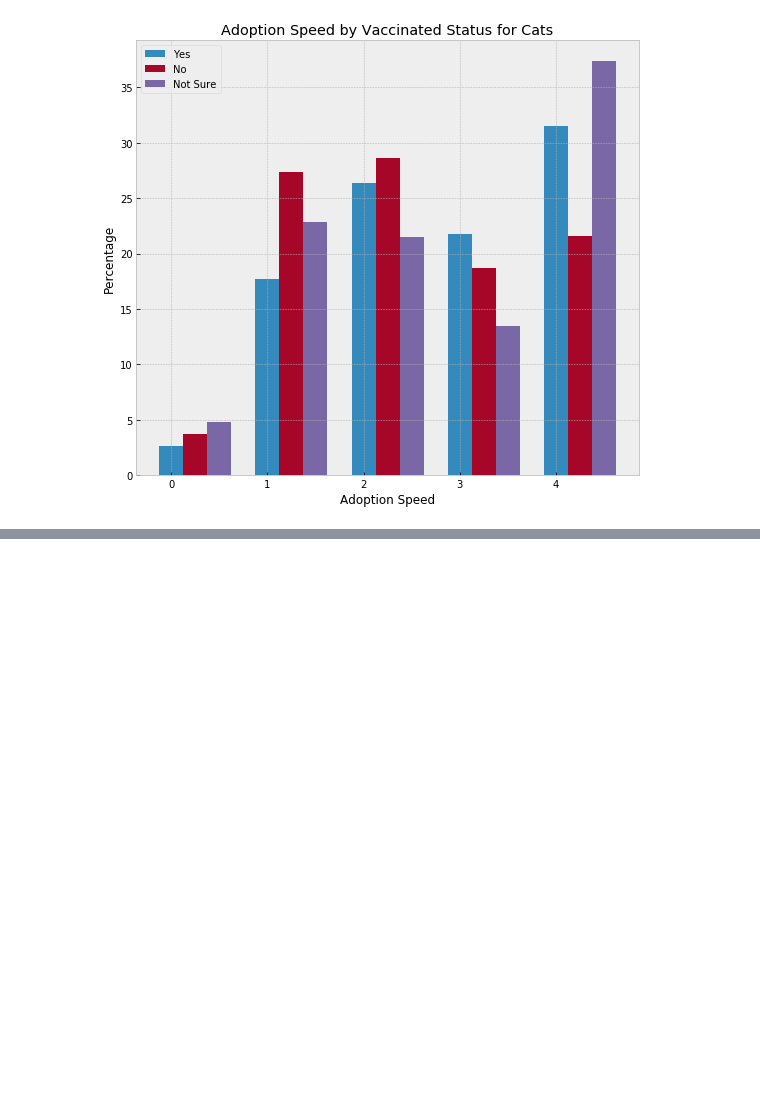
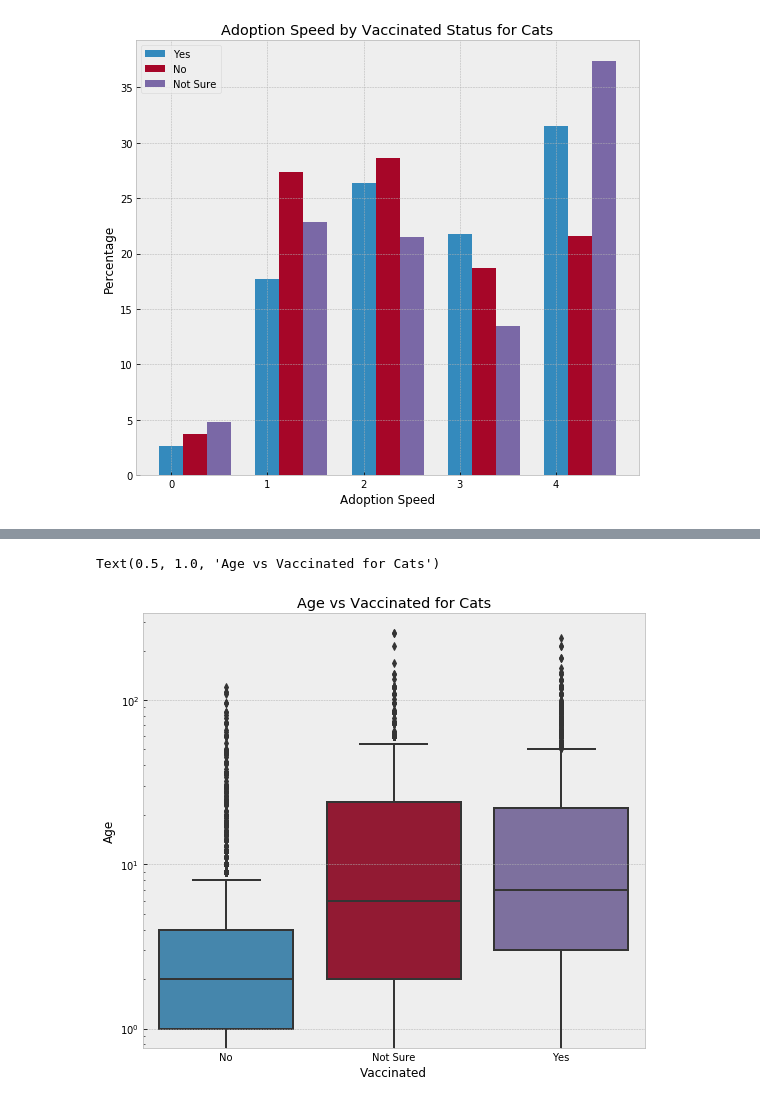
Before and after one commit to bfrison/CEBD1160, a Jupyter notebook: project/project_graphs.ipynb, the cells around one changed output, grey strips where cells are left out. Drawn from its saved outputs; the diff is of its cells as text; code cells hidden in the pictures; blank space fills up the shorter version.

```diff
--- a/project/project_graphs.ipynb
+++ b/project/project_graphs.ipynb
@@ -356,0 +434,10 @@ ax_vaccinated_cats.legend()
+# %%
+fig_age_vacc_cats = plt.figure(figsize=(9, 8))
+
+ax = fig_age_vacc_cats.gca()
+sns.boxplot(df['Vaccinated'].map({1:'Yes', 2:'No', 3:'Not Sure'}), df['Age'], ax=ax)
+ax.set(xlabel='Vaccinated', ylabel='Age', yscale='log')
+ax.set_title('Age vs Vaccinated for Cats')
+# %% [output]
+Text(0.5, 1.0, 'Age vs Vaccinated for Cats')
+[figure, added]
```
Also changed, not shown: parts of 23 cells of this notebook.
